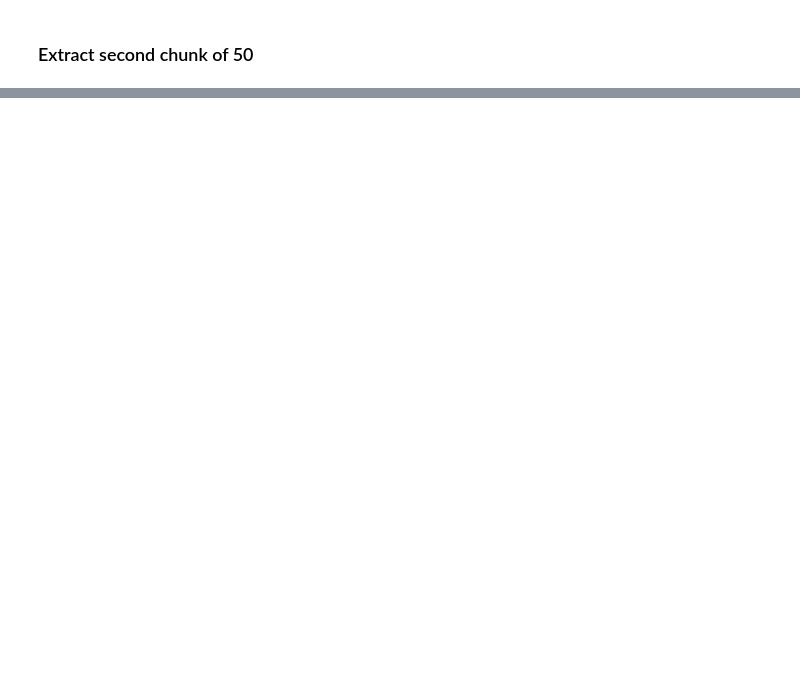
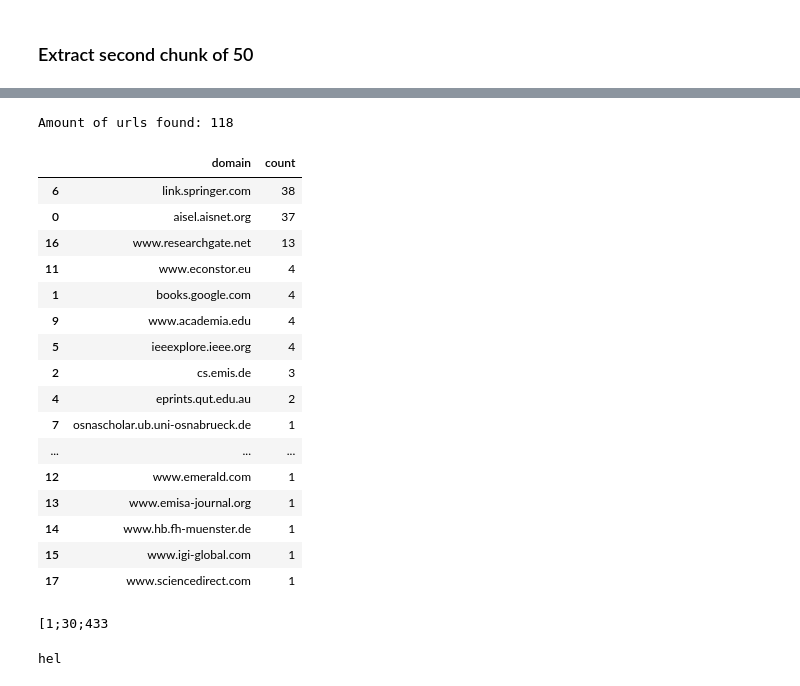
Before and after one commit to leoncena/Research_Scraper, a Jupyter notebook: Application/cris application.ipynb, the cells around one changed output, grey strips where cells are left out. Cells and saved outputs as stored; diff of their text form; code cells hidden in the pictures; blank space fills up the shorter version.

Commit message:
os env key and get urls with scholarly test

```diff
--- a/Application/cris application.ipynb
+++ b/Application/cris application.ipynb
@@ -624,2 +495,75 @@ url
 # %%
 scraper.s
+# %%
+# get all target publications
+pub_target = get_publication_target_dict(df_publications)
+pub_target_chunks = get_publication_target_dict_chunks(pub_target)
+# %%
+# scraper api is active
+pub_res_chunk_0 = None  # see above
+pub_res_chunk_1 = get_urls_from_scholar_list_of_publications(pub_target_chunks[1], 'url_scrape_results_50_to_99')
+# %%
+pub_res_chunk_2 = get_urls_from_scholar_list_of_publications(pub_target_chunks[2], 'url_scrape_results_100_to_149')
+# %%
+# Quick Demo for Blogpost
+# cris_data
+title = 'Linguistic Theories in IS Research - A Review'
+authors = 'Becker J, Fielenbach K, Niehaves B'
+scholarly_search = scholarly.search_pubs(f'{title} {authors}')
+publication = next(scholarly_search)
+url = publication.get('pub_url')
+
+url
+# %%
+# read them in
+with open('exports/scrapings/url_scrape_results_0_to_49.json') as f:
+    pub_res_chunk_0 = json.load(f)
+with open('exports/scrapings/url_scrape_results_50_to_99.json') as f:
+    pub_res_chunk_1 = json.load(f)
+with open('exports/scrapings/url_scrape_results_100_to_149.json') as f:
+    pub_res_chunk_2 = json.load(f)
+
+# combine them into one list
+pub_res_0_to_149 = pub_res_chunk_0 + pub_res_chunk_1 + pub_res_chunk_2
+# count how many urls were found
+amount_urls_found = len([pub for pub in pub_res_0_to_149 if pub.get('url') is not None])
+print(f'Amount of urls found: {amount_urls_found}')
+
+# get those urls
+urls = [pub.get('url') for pub in pub_res_0_to_149 if pub.get('url') is not None]
+domains = [domain(url) for url in urls]
+
+# look what domains were found and how often
+domains_grouped = pd.DataFrame(domains, columns=['domain']).groupby('domain').size().reset_index(name='count')
+# sort desc
+domains_grouped = domains_grouped.sort_values(by='count', ascending=False)
+domains_grouped
+# %% [output]
+Amount of urls found: 118
+|  | domain | count |
+| 6 | link.springer.com | 38 |
+| 0 | aisel.aisnet.org | 37 |
+| 16 | www.researchgate.net | 13 |
+| 11 | www.econstor.eu | 4 |
+| 1 | books.google.com | 4 |
+| 9 | www.academia.edu | 4 |
+| 5 | ieeexplore.ieee.org | 4 |
+| 2 | cs.emis.de | 3 |
+| 4 | eprints.qut.edu.au | 2 |
+| 7 | osnascholar.ub.uni-osnabrueck.de | 1 |
+| ... | ... | ... |
+| 12 | www.emerald.com | 1 |
+| 13 | www.emisa-journal.org | 1 |
+| 14 | www.hb.fh-muenster.de | 1 |
+| 15 | www.igi-global.com | 1 |
+| 17 | www.sciencedirect.com | 1 |
+# %%
+x = 3
+print(f'\033[1;30;43{x}\033[0m')
+# %% [output]
+[1;30;433
+# %%
+msg = 'hel'
+print(f'\033[1;30;43m{msg}\033[0m')
+# %% [output]
+hel
```
Also changed, not shown: parts of 30 cells of this notebook.
